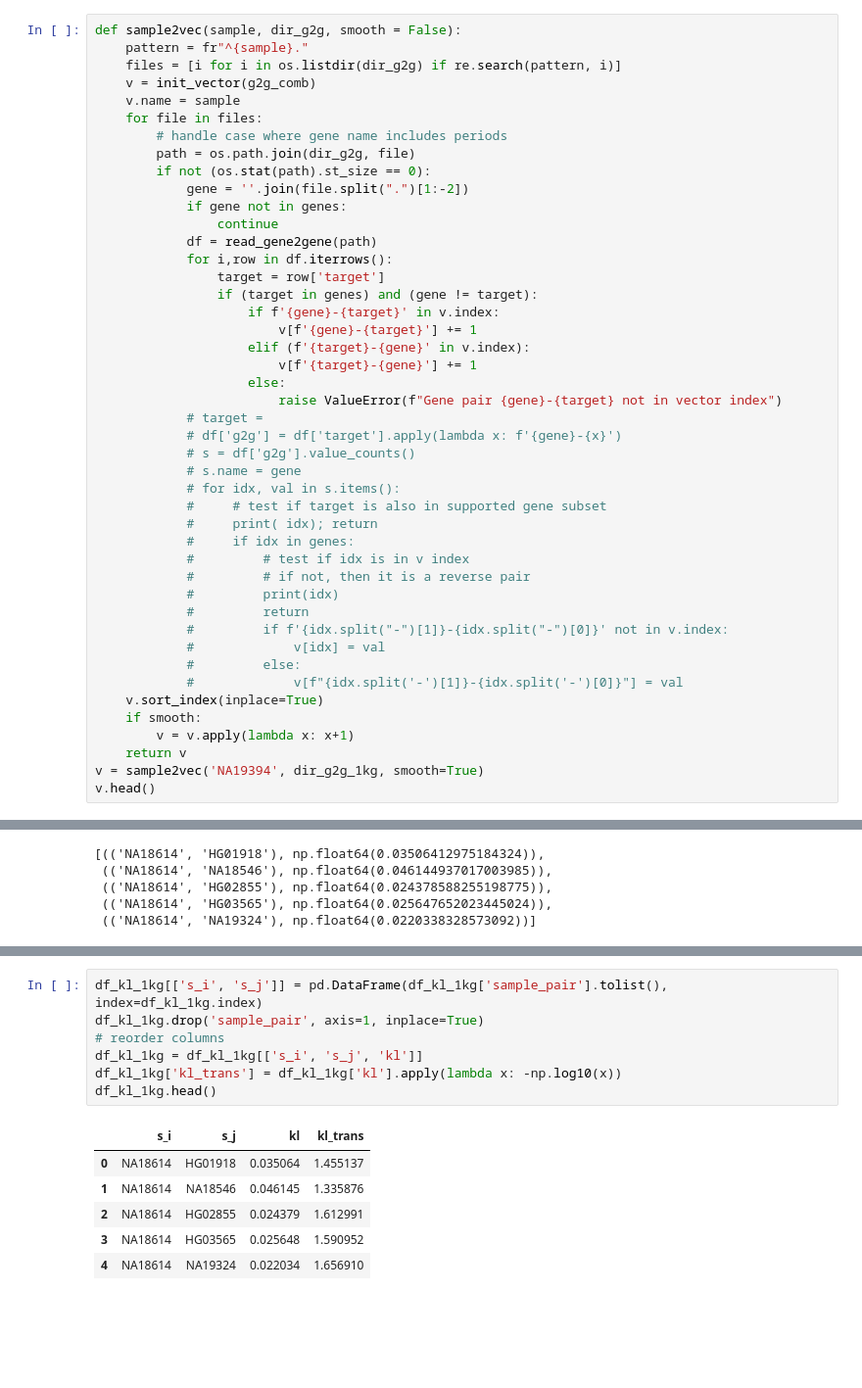
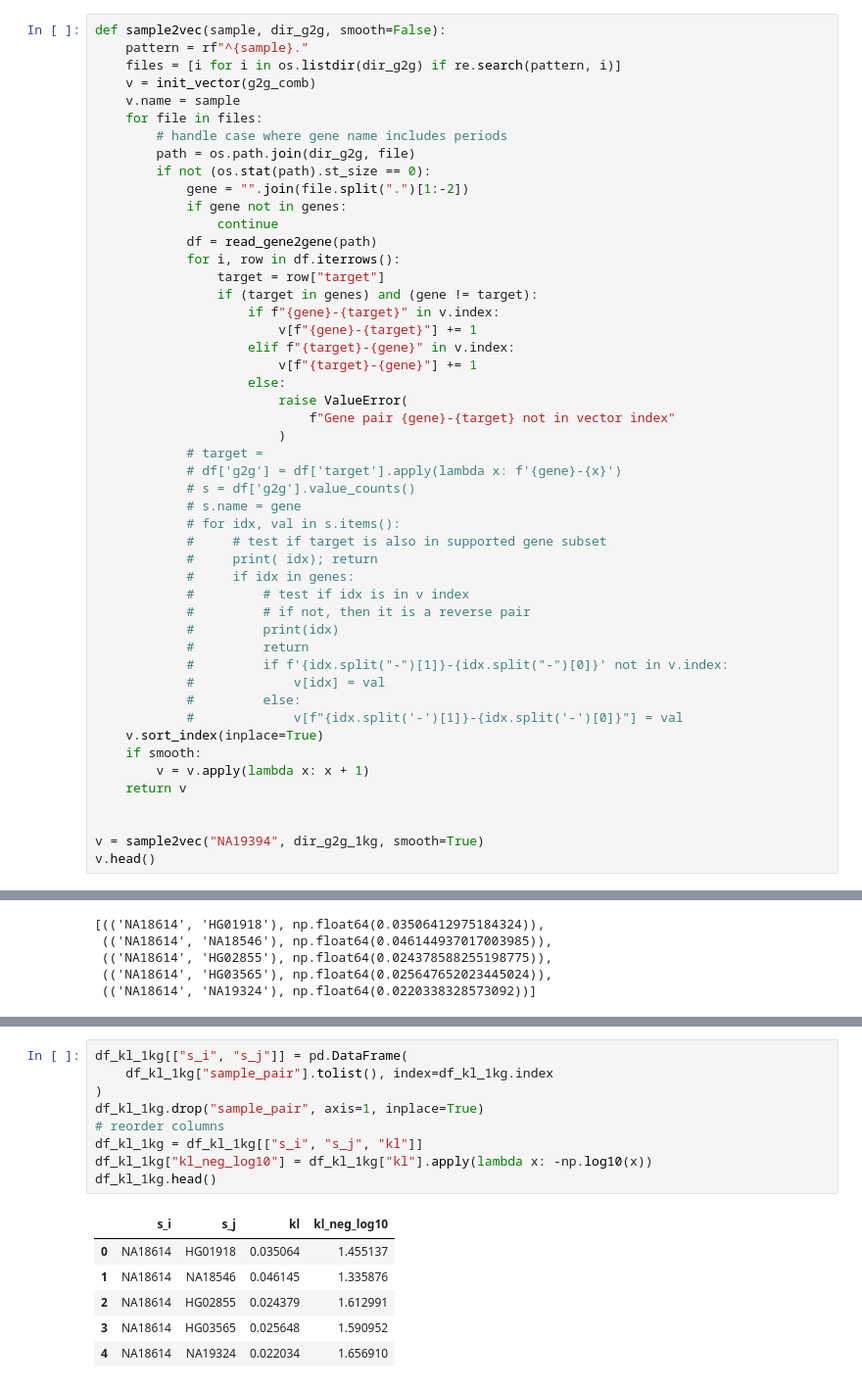
Before and after one commit to jakekrol/csci-7000-006-neurosymbolic-nlp, a Jupyter notebook: data.ipynb, the cells around one changed output, grey strips where cells are left out. Shown at 98% size. Saved outputs shown, nothing was run; the diff lists cells and outputs as text; blank space fills up the shorter version.

```diff
--- a/data.ipynb
+++ b/data.ipynb
@@ -287,8 +293,8 @@ FRMPD4-DMD          0
 IL1RAPL1-DMD        0
 Length: 18721, dtype: int64
 # %%
-def sample2vec(sample, dir_g2g, smooth = False):
-    pattern = fr"^{sample}."
+def sample2vec(sample, dir_g2g, smooth=False):
+    pattern = rf"^{sample}."
     files = [i for i in os.listdir(dir_g2g) if re.search(pattern, i)]
     v = init_vector(g2g_comb)
     v.name = sample
@@ -296,19 +302,21 @@ def sample2vec(sample, dir_g2g, smooth = False):
         # handle case where gene name includes periods
         path = os.path.join(dir_g2g, file)
         if not (os.stat(path).st_size == 0):
-            gene = ''.join(file.split(".")[1:-2])
+            gene = "".join(file.split(".")[1:-2])
             if gene not in genes:
                 continue
             df = read_gene2gene(path)
-            for i,row in df.iterrows():
-                target = row['target']
+            for i, row in df.iterrows():
+                target = row["target"]
                 if (target in genes) and (gene != target):
-                    if f'{gene}-{target}' in v.index:
-                        v[f'{gene}-{target}'] += 1
-                    elif (f'{target}-{gene}' in v.index):
-                        v[f'{target}-{gene}'] += 1
+                    if f"{gene}-{target}" in v.index:
+                        v[f"{gene}-{target}"] += 1
+                    elif f"{target}-{gene}" in v.index:
+                        v[f"{target}-{gene}"] += 1
                     else:
-                        raise ValueError(f"Gene pair {gene}-{target} not in vector index")
+                        raise ValueError(
+                            f"Gene pair {gene}-{target} not in vector index"
+                        )
             # target =
             # df['g2g'] = df['target'].apply(lambda x: f'{gene}-{x}')
             # s = df['g2g'].value_counts()
@@ -327,9 +335,11 @@ def sample2vec(sample, dir_g2g, smooth = False):
             #             v[f"{idx.split('-')[1]}-{idx.split('-')[0]}"] = val
     v.sort_index(inplace=True)
     if smooth:
-        v = v.apply(lambda x: x+1)
+        v = v.apply(lambda x: x + 1)
     return v
-v = sample2vec('NA19394', dir_g2g_1kg, smooth=True)
+
+
+v = sample2vec("NA19394", dir_g2g_1kg, smooth=True)
 v.head()
 # %% [output]
 ACYP2-AFF3           1
@@ -439,14 +451,16 @@ df_kl_1kg.head()
 | 3 | (NA18614, HG03565) | 0.025648 |
 | 4 | (NA18614, NA19324) | 0.022034 |
 # %%
-df_kl_1kg[['s_i', 's_j']] = pd.DataFrame(df_kl_1kg['sample_pair'].tolist(), index=df_kl_1kg.index)
-df_kl_1kg.drop('sample_pair', axis=1, inplace=True)
+df_kl_1kg[["s_i", "s_j"]] = pd.DataFrame(
+    df_kl_1kg["sample_pair"].tolist(), index=df_kl_1kg.index
+)
+df_kl_1kg.drop("sample_pair", axis=1, inplace=True)
 # reorder columns
-df_kl_1kg = df_kl_1kg[['s_i', 's_j', 'kl']]
-df_kl_1kg['kl_trans'] = df_kl_1kg['kl'].apply(lambda x: -np.log10(x))
+df_kl_1kg = df_kl_1kg[["s_i", "s_j", "kl"]]
+df_kl_1kg["kl_neg_log10"] = df_kl_1kg["kl"].apply(lambda x: -np.log10(x))
 df_kl_1kg.head()
 # %% [output]
-|  | s_i | s_j | kl | kl_trans |
+|  | s_i | s_j | kl | kl_neg_log10 |
 | 0 | NA18614 | HG01918 | 0.035064 | 1.455137 |
 | 1 | NA18614 | NA18546 | 0.046145 | 1.335876 |
 | 2 | NA18614 | HG02855 | 0.024379 | 1.612991 |
```
Also changed, not shown: parts of 40 cells of this notebook, 2 other files.
